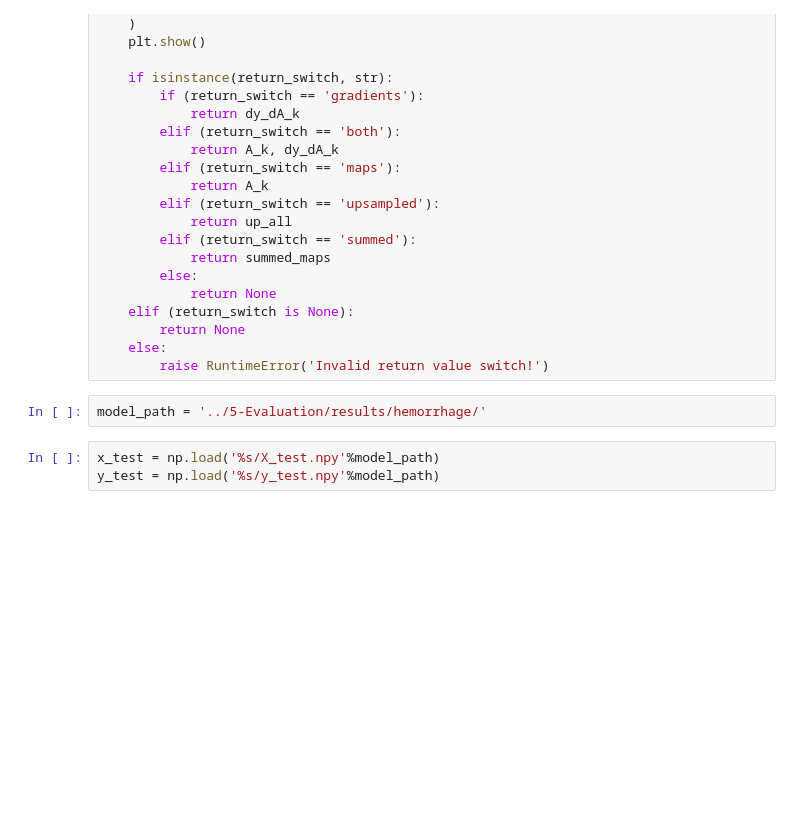
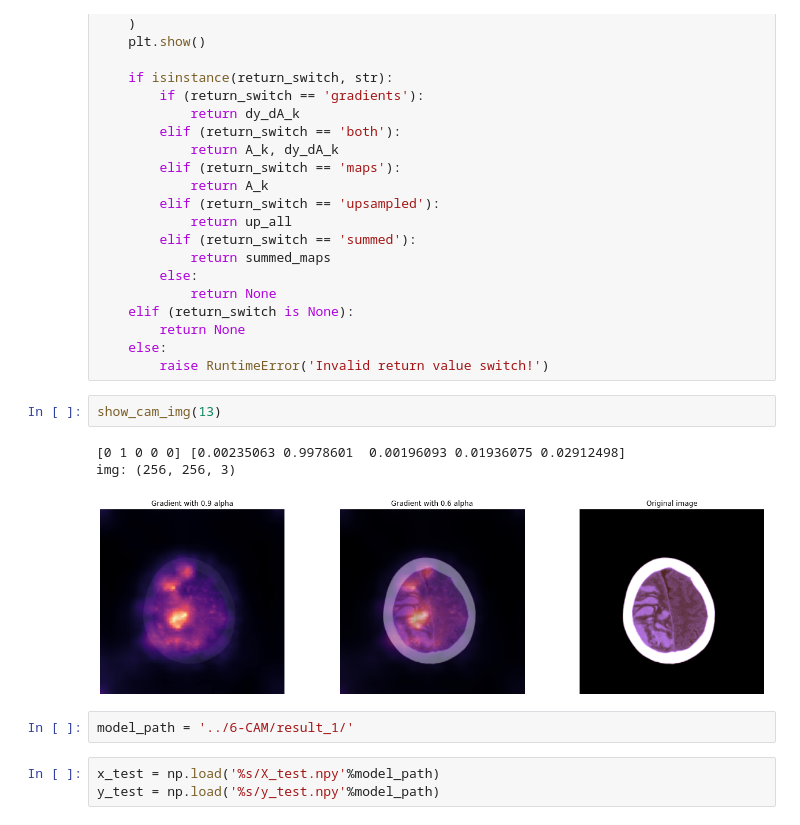
Before and after one commit to yebiny/Diagnosis-brain-CTimages, a Jupyter notebook: 6-CAM/cam_example.ipynb, the cells around one changed output. Drawn from its saved outputs; the diff is of its cells as text; blank space fills up the shorter version.

```diff
--- a/6-CAM/cam_example.ipynb
+++ b/6-CAM/cam_example.ipynb
@@ -142,8 +142,14 @@ def grad_cam(img, model, dim, return_switch=None, watch_layer_instances=tf.keras
         return None
     else:
         raise RuntimeError('Invalid return value switch!')
-# %%
-model_path = '../5-Evaluation/results/hemorrhage/'
+# %%
+show_cam_img(13)
+# %% [output]
+[0 1 0 0 0] [0.00235063 0.9978601  0.00196093 0.01936075 0.02912498]
+img: (256, 256, 3)
+[figure, added]
+# %%
+model_path = '../6-CAM/result_1/'
 # %%
 x_test = np.load('%s/X_test.npy'%model_path)
 y_test = np.load('%s/y_test.npy'%model_path)
```
Also changed, not shown: parts of 6 cells of this notebook, 1 other file.
